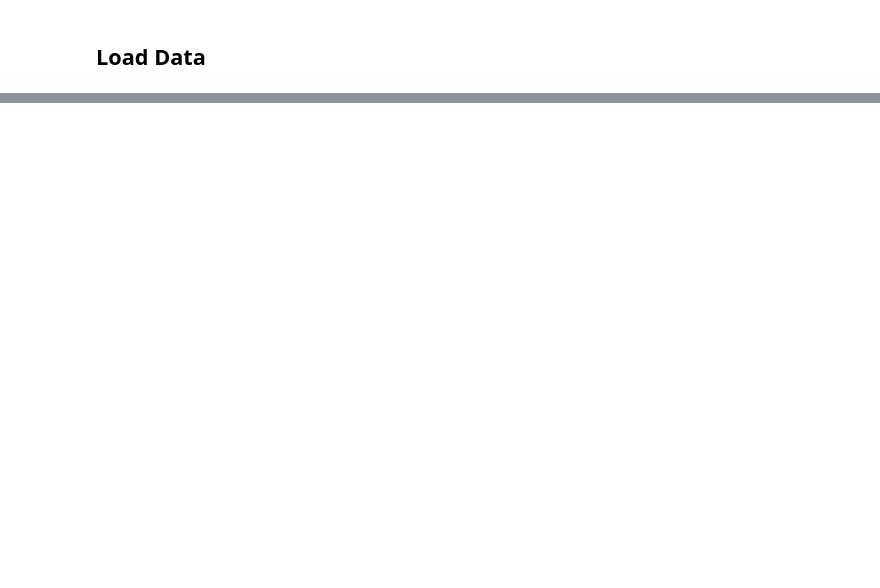
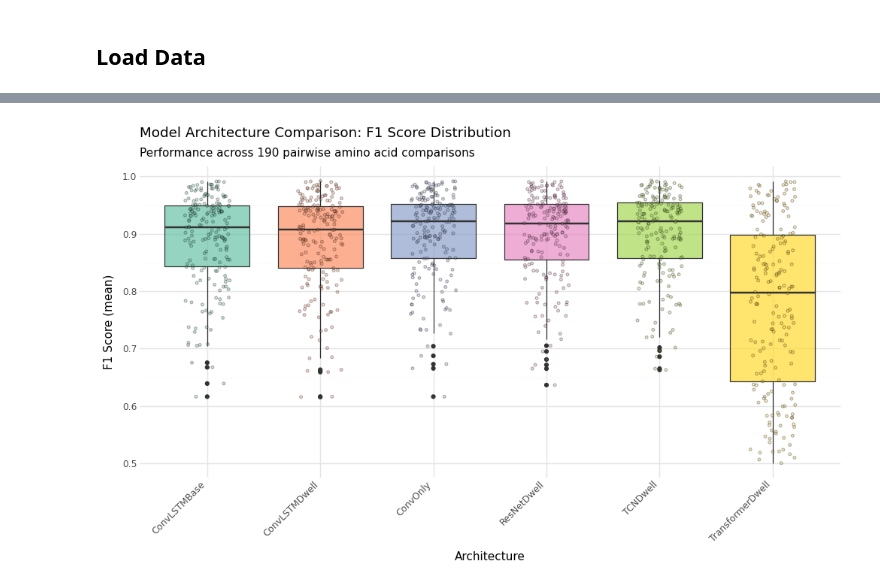
Before and after one commit to rnabioco/leech, a Jupyter notebook: notebooks/model_training_comparison.ipynb, the cells around one changed output, grey strips where cells are left out. Cells and saved outputs as stored; diff of their text form; code cells hidden in the pictures; blank space fills up the shorter version.

```diff
--- a/notebooks/model_training_comparison.ipynb
+++ b/notebooks/model_training_comparison.ipynb
@@ -384,0 +23,10 @@ if len(architectures) >= 2:
+# %%
+# Load the pairwise metrics summary data
+data_path = "../summary.tsv"
+
+df_raw = pl.read_csv(data_path, separator="\t")
+
+print(f"Total rows: {len(df_raw)}")
+print(f"Total pairs: {df_raw['pair'].n_unique()}")
+print(f"Models: {df_raw['model'].unique().to_list()}")
+print(f"\nColumns: {df_raw.columns}")
@@ -384,0 +229,24 @@ if len(architectures) >= 2:
+# %%
+# Use df directly (it's already pandas)
+df_pd = df
+
+# Box plot of F1 scores by architecture
+p1 = (
+    ggplot(df_pd, aes(x="architecture", y="f1_mean", fill="architecture"))
+    + geom_boxplot(alpha=0.7)
+    + geom_jitter(width=0.2, height=0, alpha=0.3, size=1)
+    + labs(
+        title="Model Architecture Comparison: F1 Score Distribution",
+        subtitle=f"Performance across {df['pair'].nunique()} pairwise amino acid comparisons",
+        x="Architecture",
+        y="F1 Score (mean)",
+    )
+    + theme(
+        axis_text_x=element_text(rotation=45, hjust=1), legend_position="none", figure_size=(10, 6)
+    )
+    + scale_fill_brewer(type="qual", palette="Set2")
+)
+
+p1
+# %% [output]
+[figure, added]
```
Also changed, not shown: parts of 45 cells of this notebook, 3 other files.
